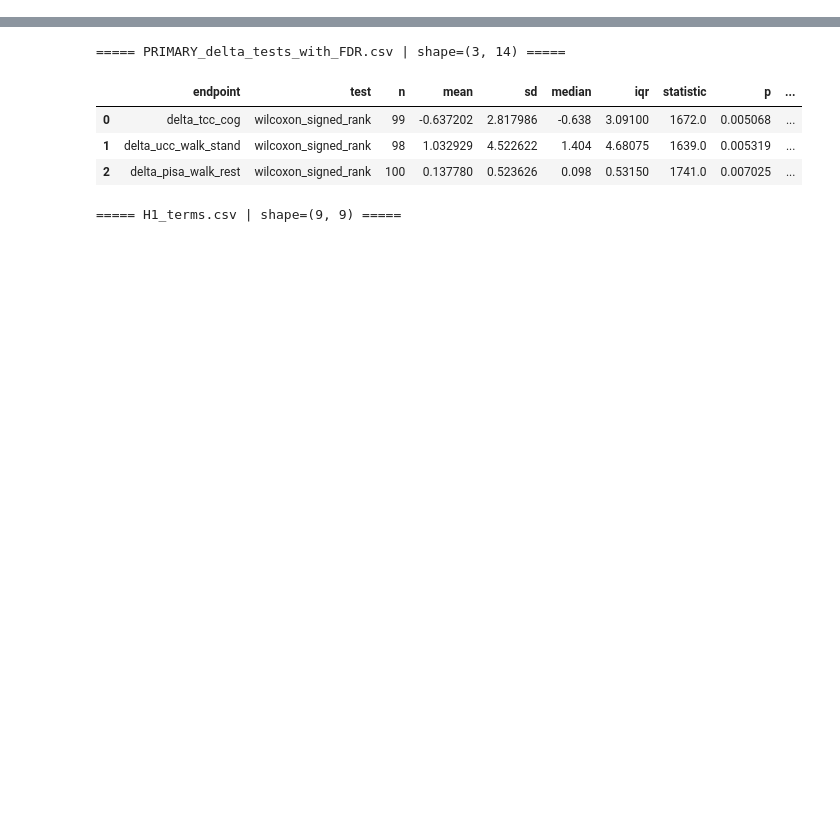
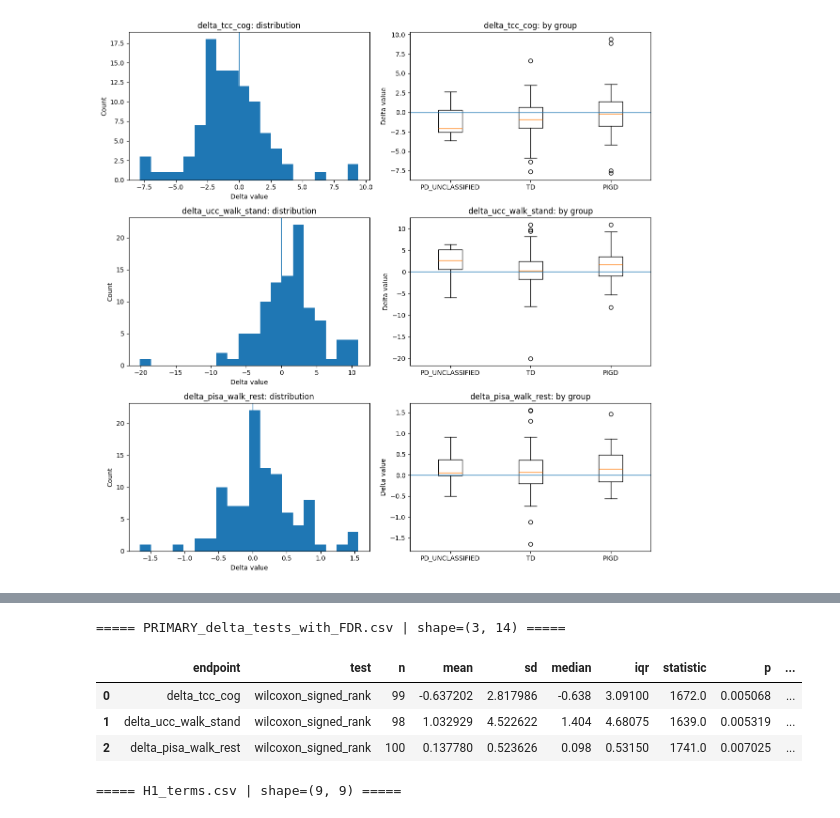
Before and after one commit to kbi-fbmi/articles--2026Posture, a Jupyter notebook: statistic_notebook.ipynb, the cells around one changed output, grey strips where cells are left out. Drawn from its saved outputs; the diff is of its cells as text; code cells hidden in the pictures; blank space fills up the shorter version.

Commit message:
statistic notebook rewrite

```diff
--- a/statistic_notebook.ipynb
+++ b/statistic_notebook.ipynb
@@ -65,17 +246,77 @@ STDERR:
 # %%
-run_report_path = out_dir / "run_report.json"
-results_dir = out_dir / "results_tables"
-figures_dir = out_dir / "figures"
+primary_endpoints = ["delta_tcc_cog", "delta_ucc_walk_stand", "delta_pisa_walk_rest"]
+primary_rows = []
 
-if not run_report_path.exists():
-    raise FileNotFoundError("run_report.json was not created. Execute the pipeline cell first.")
+for dcol in primary_endpoints:
+    delta = df[dcol]
+    desc = describe_series(delta)
+    d_nonan = delta.dropna().values
 
-run_report = json.loads(run_report_path.read_text(encoding="utf-8"))
-print("RUN REPORT:")
-print(json.dumps(run_report, indent=2, ensure_ascii=False))
+    shapiro_p = np.nan
+    if 3 <= d_nonan.shape[0] <= 5000:
+        try:
+            shapiro_p = float(stats.shapiro(d_nonan).pvalue)
+        except Exception:
+            shapiro_p = np.nan
 
-print("\nNumber of result CSV files:", len(list(results_dir.glob("*.csv"))))
-print("Number of figures:", len(list(figures_dir.glob("*.png"))))
+    use_wilcoxon = (not np.isnan(shapiro_p)) and (shapiro_p < 0.05)
 
-sorted([p.name for p in results_dir.glob("*.csv")])
+    if use_wilcoxon:
+        w = stats.wilcoxon(d_nonan, zero_method="wilcox", alternative="two-sided", mode="auto")
+        test_name = "wilcoxon_signed_rank"
+        stat = float(w.statistic)
+        p = float(w.pvalue)
+        effect_name = "rank_biserial"
+        effect_val = rank_biserial_from_wilcoxon(delta)
+    else:
+        t = stats.ttest_1samp(d_nonan, popmean=0.0)
+        test_name = "one_sample_t_on_delta"
+        stat = float(t.statistic)
+        p = float(t.pvalue)
+        effect_name = "cohen_dz"
+        effect_val = cohen_dz_paired(delta)
+
+    row = {
+        "endpoint": dcol,
+        "test": test_name,
+        "n": desc["n"],
+        "mean": desc["mean"],
+        "sd": desc["sd"],
+        "median": desc["median"],
+        "iqr": desc["iqr"],
+        "statistic": stat,
+        "p": p,
+        "normality_shapiro_p": shapiro_p,
+        effect_name: effect_val,
+    }
+    primary_rows.append(row)
+
+primary_df = pd.DataFrame(primary_rows)
+primary_fdr = bh_fdr(primary_df["p"], alpha=0.05)
+primary_df["q"] = primary_fdr["q"]
+primary_df["reject_fdr"] = primary_fdr["reject_fdr"]
+show_df("Primary delta tests (FDR corrected)", primary_df)
+
+fig, axes = plt.subplots(3, 2, figsize=(12, 12))
+for i, endpoint in enumerate(primary_endpoints):
+    vals = df[endpoint].dropna()
+
+    ax_hist = axes[i, 0]
+    ax_hist.hist(vals, bins=20)
+    ax_hist.axvline(0, linewidth=1)
+    ax_hist.set_title(f"{endpoint}: distribution")
+    ax_hist.set_xlabel("Delta value")
+    ax_hist.set_ylabel("Count")
+
+    ax_box = axes[i, 1]
+    sub = df[[endpoint, group_col]].dropna()
+    groups = list(pd.unique(sub[group_col]))
+    data = [sub.loc[sub[group_col] == g, endpoint].values for g in groups]
+    ax_box.boxplot(data, tick_labels=groups, showfliers=True)
+    ax_box.axhline(0, linewidth=1)
+    ax_box.set_title(f"{endpoint}: by group")
+    ax_box.set_ylabel("Delta value")
+
+plt.tight_layout()
+plt.show()
 # %% [output]
@@ -116,0 +328 @@ Number of figures: 10
+[figure, added]
```
Also changed, not shown: parts of 7 cells of this notebook.
